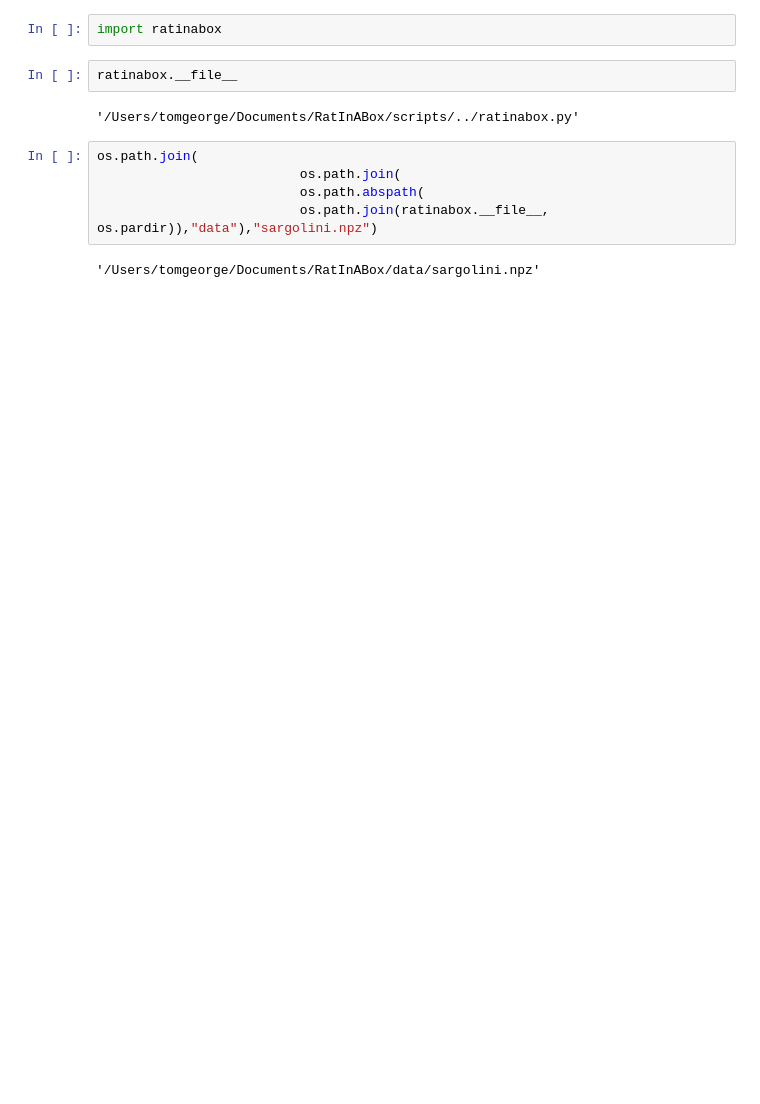
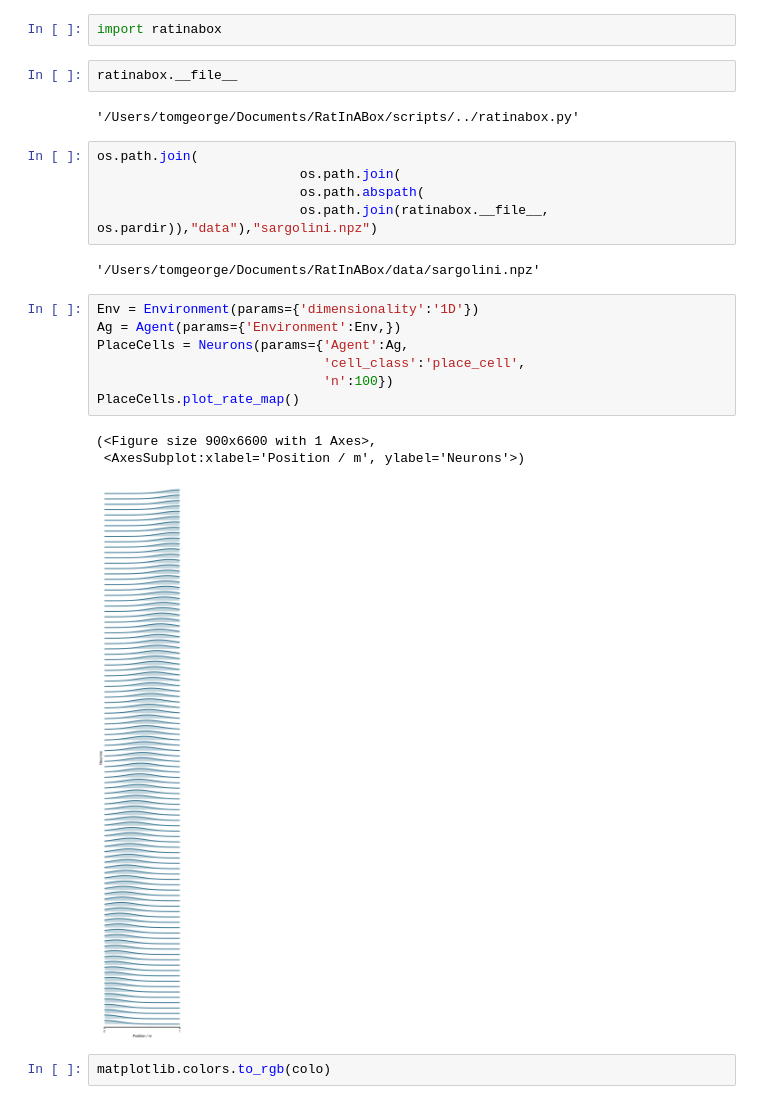
Before and after one commit to RatInABox-Lab/RatInABox, a Jupyter notebook: scripts/ratinabox_readme.ipynb, the cells around one changed output. Saved outputs shown, nothing was run; the diff lists cells and outputs as text; blank space fills up the shorter version.

Commit message:
color bug fix

```diff
--- a/scripts/ratinabox_readme.ipynb
+++ b/scripts/ratinabox_readme.ipynb
@@ -1138,3 +1140,16 @@ os.path.join(
                           os.path.join(ratinabox.__file__, os.pardir)),"data"),"sargolini.npz")
 # %% [output]
 '/Users/tomgeorge/Documents/RatInABox/data/sargolini.npz'
+# %%
+Env = Environment(params={'dimensionality':'1D'})
+Ag = Agent(params={'Environment':Env,})
+PlaceCells = Neurons(params={'Agent':Ag,
+                             'cell_class':'place_cell',
+                             'n':100})
+PlaceCells.plot_rate_map()
+# %% [output]
+(<Figure size 900x6600 with 1 Axes>,
+ <AxesSubplot:xlabel='Position / m', ylabel='Neurons'>)
+[figure, added]
+# %%
+matplotlib.colors.to_rgb(colo)
```
Also changed, not shown: parts of 4 cells of this notebook, 1 other file.
